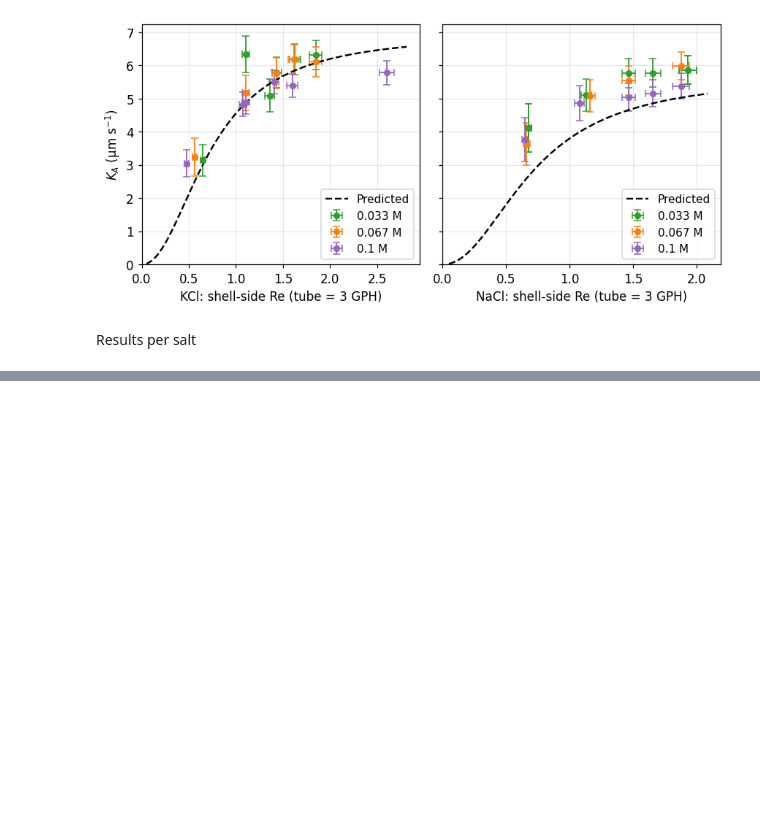
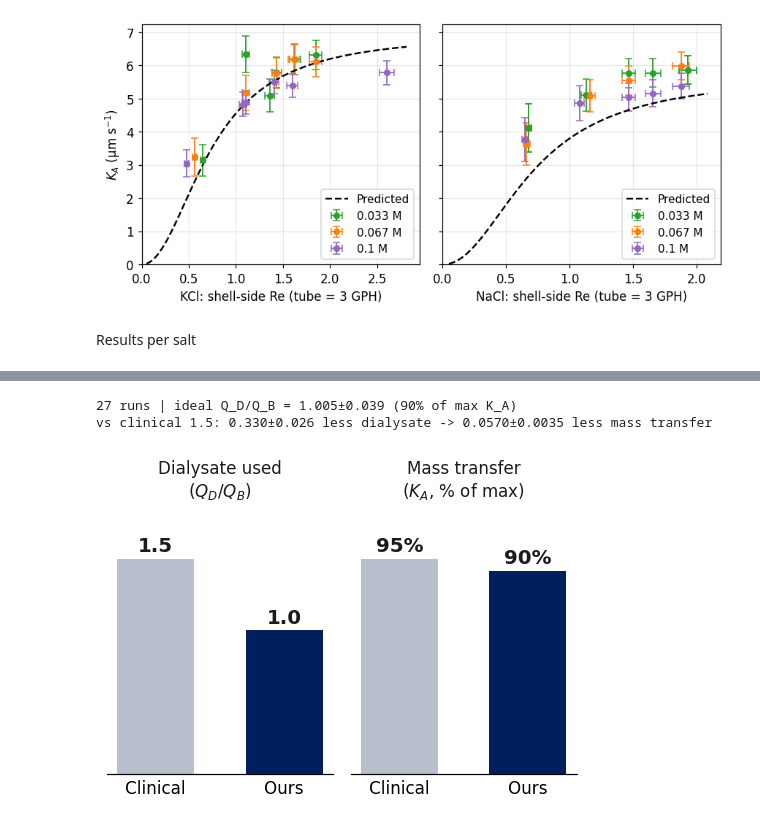
Before and after one commit to kudinha/4100-Lab-Dialysis, a Jupyter notebook: Analysis_code_10_14_2:39.ipynb, the cells around one changed output, grey strips where cells are left out. Cells and saved outputs as stored; diff of their text form; code cells hidden in the pictures; blank space fills up the shorter version.

```diff
--- a/Analysis_code_10_14_2:39.ipynb
+++ b/Analysis_code_10_14_2:39.ipynb
@@ -547,3 +547,55 @@ with pd.ExcelWriter(OUT_DIR / 'Dialysis_Results.xlsx') as xw:
 | 13 | NaCl-233 | 3 | 0.100 | 2.87±0.15 | 2.50±0.13 | 33.23±0.27 | 78.99±0.38 | -5.4 | ... |
 | 14 | NaCl-233 | 4 | 0.100 | 2.87±0.15 | 3.30±0.17 | 25.05±0.21 | 68.58±0.34 | -3.3 | ... |
 | 15 | NaCl-233 | 5 | 0.100 | 2.87±0.15 | 1.096±0.064 | 64.70±0.33 | 97.93±0.45 | -0.5 | ... |
+# %%
+# %% ==========================================================================
+# 12. CONCLUSIONS GRAPHIC: clinical vs. our ideal dialysate flow
+# =============================================================================
+# Step 1: normalize each run's K_A by its salt's maximum, from a resistances-in-series fit
+#   1/K_A = 1/K_max + c·Re_s^(−2.11)       (dialysate-side term from eqn [7]; 1/K_max = feed + membrane)
+# Step 2: fit all runs vs the flow ratio x = Q_D/Q_B:   K_A/K_max = 1 / (1 + b·x^(−2.11))
+# Step 3: ideal ratio = where K_A reaches TARGET of max:  x_ideal = (b·TARGET/(1−TARGET))^(1/2.11)
+# Step 4: compare with the clinical recommendation Q_D = 1.5·Q_B (UK Kidney Association)
+N, TUBE_READ, TOL, TARGET, CLINICAL = 2.11, 3.0, 0.15, 0.90, 1.5
+NAVY, GREY, INK = '#011F5B', '#B7BFCC', '#1B1B1B'
+reading = lambda r, k: sum(r['rd'][k])                          # 2-GPH + 5-GPH meter reading
+
+x_all, y_all, sy_all = [], [], []
+for salt in SALTS:
+    rs = [r for r in RES if r['salt'] == salt and np.isfinite(r['K'].n) and abs(reading(r, 'TI') - TUBE_READ) <= TOL]
+    Re = np.array([r['Re_s'].n for r in rs]); K = np.array([r['K'].n for r in rs]); sK = np.array([r['K'].s for r in rs])
+    (a, c), _ = curve_fit(lambda x, a, c: 1 / (a + c * x**-N), Re, K, p0=[1 / K.max(), 1e3], sigma=sK)
+    x_all += [(r['Q']['SI'] / r['Q']['TI']).n for r in rs]       # Q_D / Q_B for each run
+    y_all += list(K * a); sy_all += list(sK * a)                   # K_A / K_max
+x, y, sy = map(np.array, (x_all, y_all, sy_all))
+
+p, cov = curve_fit(lambda x, b: 1 / (1 + b * x**-N), x, y, p0=[0.3], sigma=sy)
+b = ufloat(p[0], np.sqrt(cov[0, 0]))
+x_ideal = (b * TARGET / (1 - TARGET))**(1 / N)
+frac = lambda xr: 1 / (1 + b * xr**-N)                           # fraction of max K_A at ratio xr
+
+mt_clin, mt_ours = frac(CLINICAL), frac(x_ideal)
+less_water = 1 - x_ideal / CLINICAL
+less_mt = 1 - mt_ours / mt_clin
+print(f'{len(x)} runs | ideal Q_D/Q_B = {x_ideal:.2uP} ({TARGET:.0%} of max K_A)')
+print(f'vs clinical {CLINICAL}: {less_water:.2uP} less dialysate -> {less_mt:.2uP} less mass transfer')
+
+fig, axes = plt.subplots(1, 2, figsize=(4.6, 3.4))
+panels = [('Dialysate used\n($Q_D/Q_B$)', [CLINICAL, x_ideal.n], lambda v: f'{v:.1f}'),
+          ('Mass transfer\n($K_A$, % of max)', [mt_clin.n * 100, mt_ours.n * 100], lambda v: f'{v:.0f}%')]
+for ax, (title, vals, fmt) in zip(axes, panels):
+    bars = ax.bar(['Clinical', 'Ours'], vals, color=[GREY, NAVY], width=0.6)
+    for bar, v in zip(bars, vals):
+        ax.text(bar.get_x() + bar.get_width() / 2, v * 1.02, fmt(v), ha='center', va='bottom',
+                fontsize=13, fontweight='bold', color=INK)
+    ax.set_title(title, fontsize=11, color=INK)
+    ax.set_ylim(0, max(vals) * 1.25)
+    ax.set_yticks([]); ax.grid(False)
+    for side in ('top', 'right', 'left'):
+        ax.spines[side].set_visible(False)
+    ax.tick_params(axis='x', labelsize=11, length=0)
+fig.tight_layout(); fig.savefig(FIG_DIR / '05_conclusion_graphic.png', bbox_inches='tight', dpi=300); plt.show()
+# %% [output]
+27 runs | ideal Q_D/Q_B = 1.005±0.039 (90% of max K_A)
+vs clinical 1.5: 0.330±0.026 less dialysate -> 0.0570±0.0035 less mass transfer
+[figure, added]
```
Also changed, not shown: parts of 2 cells of this notebook.
